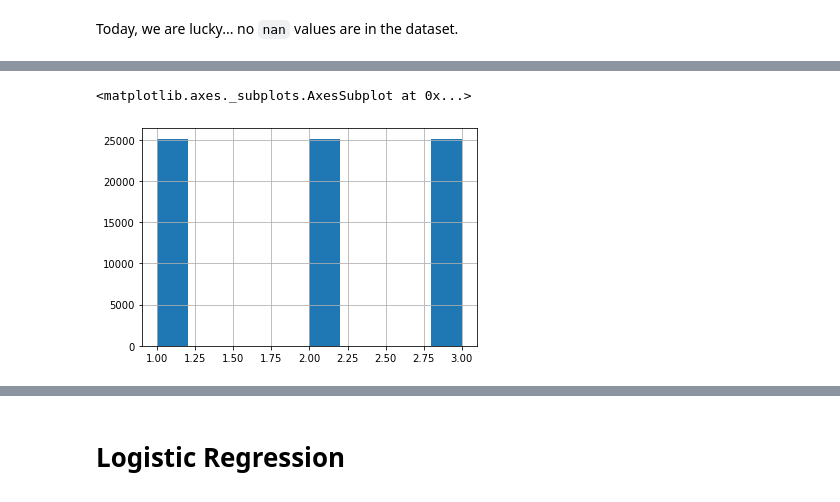
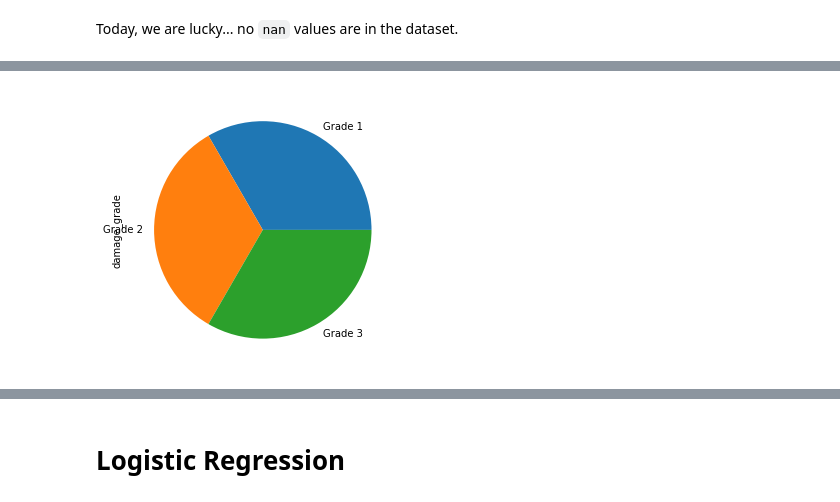
Before and after one commit to nicolasfara/di-project, a Jupyter notebook: earthquake-damage-prediction.ipynb, the cells around one changed output, grey strips where cells are left out. Drawn from its saved outputs; the diff is of its cells as text; code cells hidden in the pictures.

```diff
--- a/earthquake-damage-prediction.ipynb
+++ b/earthquake-damage-prediction.ipynb
@@ -126,0 +172,3 @@ train.damage_grade.hist()
+# %%
+def pie_plot(df, feature, **options):
+    df[feature].value_counts().sort_index().plot.pie(**options)
@@ -148,7 +193,8 @@ train.shape
-# %%
-train.damage_grade.hist()
-# %% [output]
-<matplotlib.axes._subplots.AxesSubplot at 0x...>
-[figure, removed]
+# %%
+uniform_train = get_df_with_uniform_class(train, len(train[train.damage_grade == 1]))
+# %%
+pie_plot(uniform_train, 'damage_grade', labels=['Grade 1', 'Grade 2', 'Grade 3'], figsize=(5, 5))
+# %% [output]
+[figure, added]
 # %%
 y = train.drop(features_list, axis=1)
```
Also changed, not shown: parts of 61 cells of this notebook, 4 other files.
